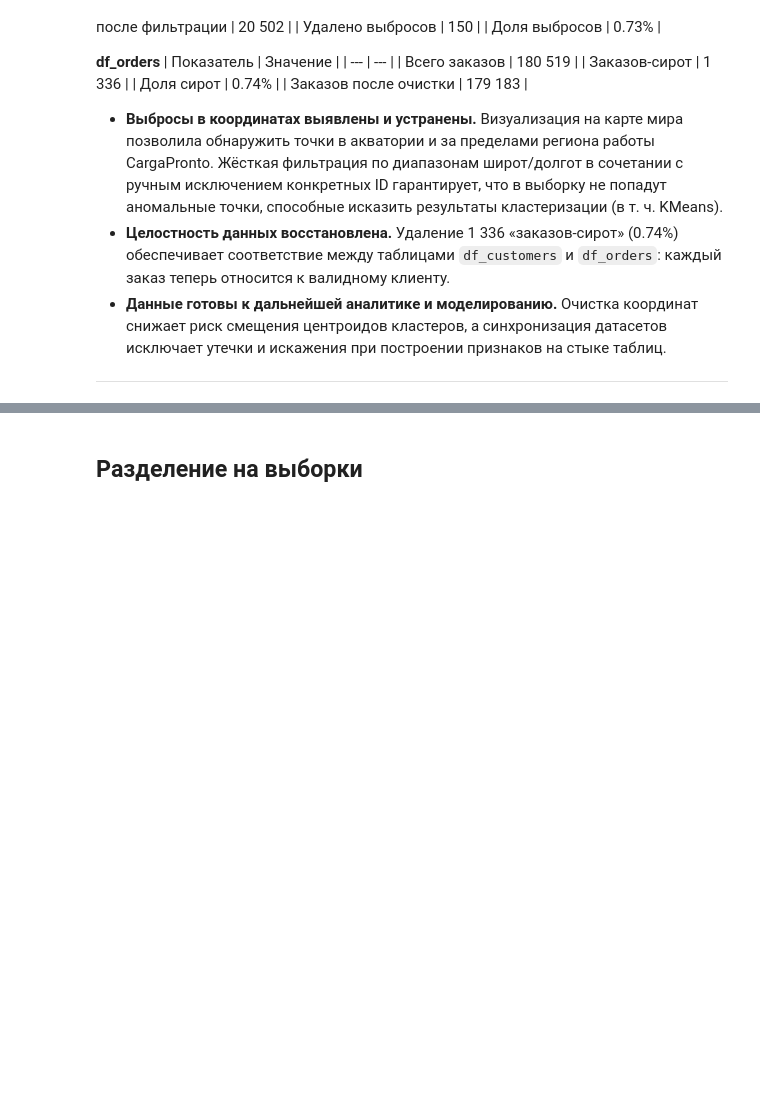
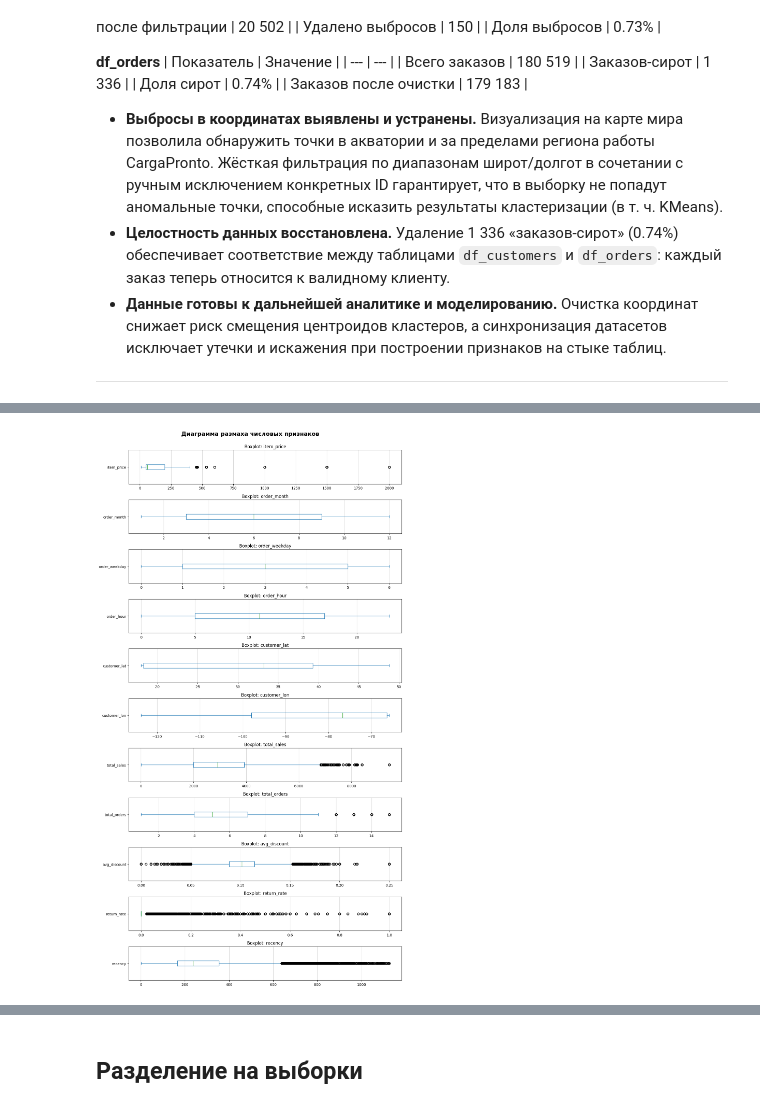
Before and after one commit to TemaQDX/sprint_18_project_carga_pronto, a Jupyter notebook: sprint_18_project_carga_pronto_Artem_Burov.ipynb, the cells around one changed output, grey strips where cells are left out. Cells and saved outputs as stored; diff of their text form; code cells hidden in the pictures; blank space fills up the shorter version.

```diff
--- a/sprint_18_project_carga_pronto_Artem_Burov.ipynb
+++ b/sprint_18_project_carga_pronto_Artem_Burov.ipynb
@@ -683,0 +803,4 @@ print(f"Заказов после удаления сирот: {len(df_orders)}"
+# %%
+boxplot_chart(df=df_cargo, feature_list=numerical_features, diagram_name='Диаграмма размаха числовых признаков')
+# %% [output]
+[figure, added]
```
Also changed, not shown: parts of 15 cells of this notebook.
